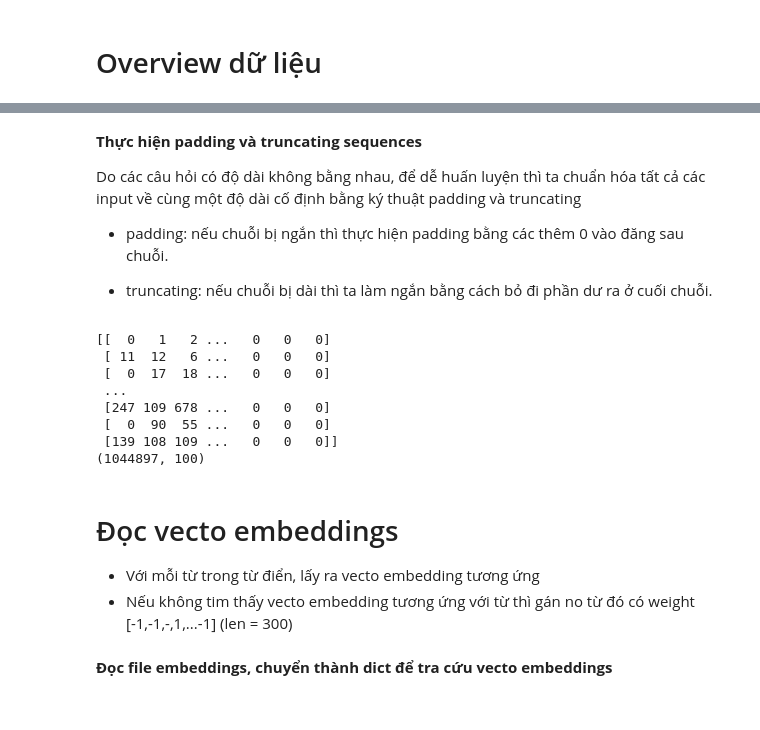
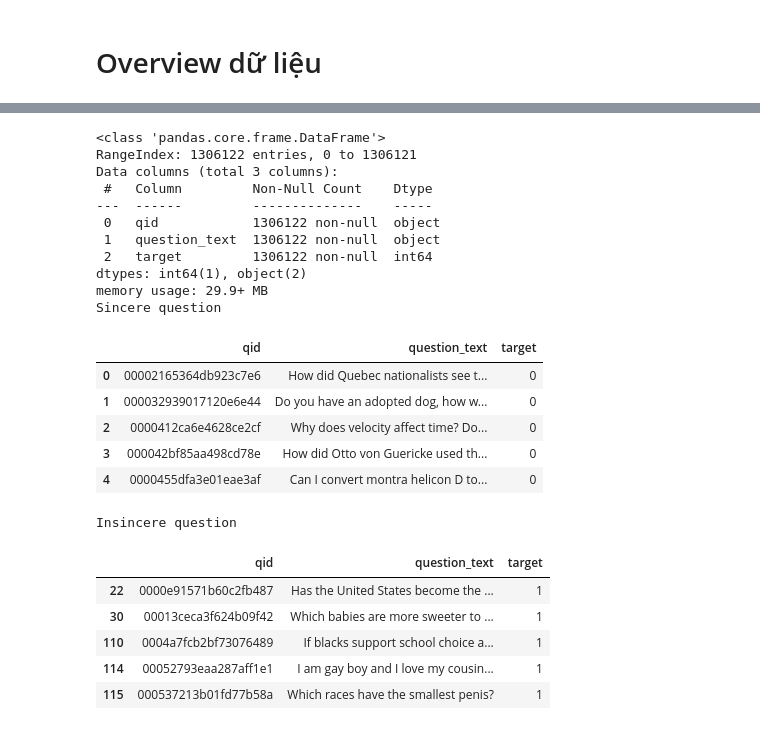
Before and after one commit to zzNuAzz/ML, a Jupyter notebook: qoura-ml.ipynb, the cells around one changed output, grey strips where cells are left out. Saved outputs shown, nothing was run; the diff lists cells and outputs as text; code cells hidden in the pictures.

```diff
--- a/qoura-ml.ipynb
+++ b/qoura-ml.ipynb
@@ -236,32 +42,0 @@ Found 204014 unique tokens.
-# %% [markdown]
-**Thực hiện padding và truncating sequences**
-
-Do các câu hỏi có độ dài không bằng nhau, để dễ huấn luyện thì ta chuẩn hóa tất cả các input về cùng một độ dài cố định bằng ký thuật padding và truncating
-
-- padding: nếu chuỗi bị ngắn thì thực hiện padding bằng các thêm 0 vào đăng sau chuỗi.
-
-- truncating: nếu chuỗi bị dài thì ta làm ngắn bằng cách bỏ đi phần dư ra ở cuối chuỗi.
-# %%
-MAX_SENTENCE_LENGTH = 100 # Độ dài tối đa của chuỗi
-PADDING_TYPE = 'post' # kiểu padding, post = cuối chuỗi
-TRUNCATE_TYPE = 'post'# kiểu truncating, post = cuối chuỗi
-
-padded_train_sequences = pad_sequences(train_sequences, maxlen=MAX_SENTENCE_LENGTH, padding=PADDING_TYPE, truncating=TRUNCATE_TYPE)
-padded_validate_sequences = pad_sequences(validate_sequences, maxlen=MAX_SENTENCE_LENGTH, padding=PADDING_TYPE, truncating=TRUNCATE_TYPE)
-padded_test_sequences = pad_sequences(test_sequences, maxlen=MAX_SENTENCE_LENGTH, padding=PADDING_TYPE, truncating=TRUNCATE_TYPE)
-
-print(padded_train_sequences)
-print(padded_train_sequences.shape)
-# %% [output]
-[[  0   1   2 ...   0   0   0]
- [ 11  12   6 ...   0   0   0]
- [  0  17  18 ...   0   0   0]
- ...
- [247 109 678 ...   0   0   0]
- [  0  90  55 ...   0   0   0]
- [139 108 109 ...   0   0   0]]
-(1044897, 100)
-# %% [markdown]
-# Đọc vecto embeddings
-- Với mỗi từ trong từ điển, lấy ra vecto embedding tương ứng
-- Nếu không tim thấy vecto embedding tương ứng với từ thì gán no từ đó có weight [-1,-1,-,1,...-1] (len = 300)
@@ -334,2 +43,38 @@ def load_embedding(word2vec):
-# %% [markdown]
-**Đọc file embeddings, chuyển thành dict để tra cứu vecto embeddings**
+# %%
+# đọc file dữ liệu để train
+TRAIN_FILE = '/kaggle/input/quora-insincere-questions-classification/train.csv'
+TEST_FILE = '/kaggle/input/quora-insincere-questions-classification/test.csv'
+df = pd.read_csv(TRAIN_FILE)
+df.info()
+
+test_df = pd.read_csv(TEST_FILE)
+with pd_ctx:
+    print("Sincere question")
+    display(df[df['target'] == 0].head())
+    print("Insincere question")
+    display(df[df['target'] == 1].head())
+# %% [output]
+<class 'pandas.core.frame.DataFrame'>
+RangeIndex: 1306122 entries, 0 to 1306121
+Data columns (total 3 columns):
+ #   Column         Non-Null Count    Dtype
+---  ------         --------------    -----
+ 0   qid            1306122 non-null  object
+ 1   question_text  1306122 non-null  object
+ 2   target         1306122 non-null  int64
+dtypes: int64(1), object(2)
+memory usage: 29.9+ MB
+Sincere question
+|  | qid | question_text | target |
+| 0 | 00002165364db923c7e6 | How did Quebec nationalists see t... | 0 |
+| 1 | 000032939017120e6e44 | Do you have an adopted dog, how w... | 0 |
+| 2 | 0000412ca6e4628ce2cf | Why does velocity affect time? Do... | 0 |
+| 3 | 000042bf85aa498cd78e | How did Otto von Guericke used th... | 0 |
+| 4 | 0000455dfa3e01eae3af | Can I convert montra helicon D to... | 0 |
+Insincere question
+|  | qid | question_text | target |
+| 22 | 0000e91571b60c2fb487 | Has the United States become the ... | 1 |
+| 30 | 00013ceca3f624b09f42 | Which babies are more sweeter to ... | 1 |
+| 110 | 0004a7fcb2bf73076489 | If blacks support school choice a... | 1 |
+| 114 | 00052793eaa287aff1e1 | I am gay boy and I love my cousin... | 1 |
+| 115 | 000537213b01fd77b58a | Which races have the smallest penis? | 1 |
```
Also changed, not shown: parts of 79 cells of this notebook.
